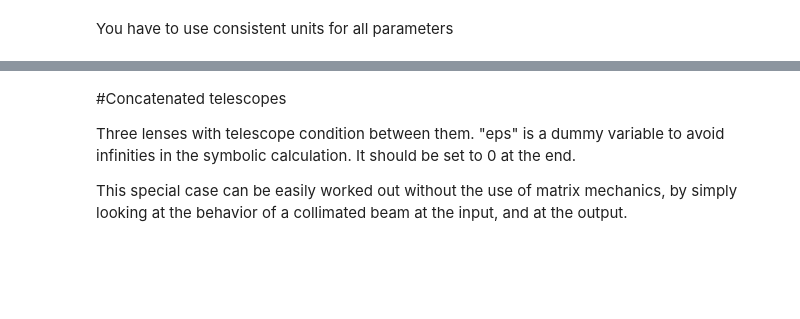
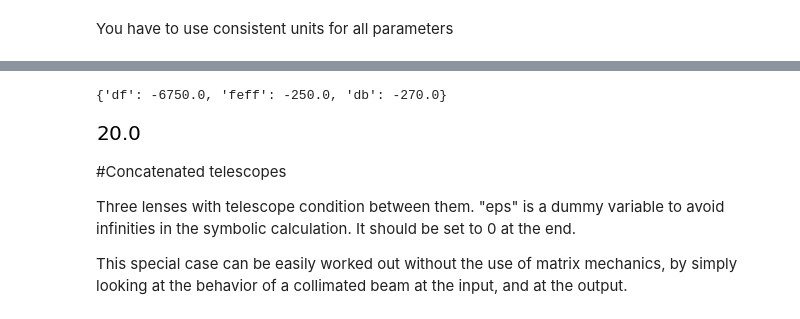
Before and after one commit to habroland/Blog, a Jupyter notebook: EquivalentLens/EquivalentLensCalculator.ipynb, the cells around one changed output, grey strips where cells are left out. Drawn from its saved outputs; the diff is of its cells as text; code cells hidden in the pictures; blank space fills up the shorter version.

```diff
--- a/EquivalentLens/EquivalentLensCalculator.ipynb
+++ b/EquivalentLens/EquivalentLensCalculator.ipynb
@@ -133,3 +130,10 @@ equivSingleLens([100,-50,75],[10,15])
+# %%
+NegProp=equivSingleLens([250,10],[270])
+print(NegProp)
+NegProp['feff']-NegProp['db']
+# %% [output]
+{'df': -6750.0, 'feff': -250.0, 'db': -270.0}
+[figure, added]
 # %% [markdown]
 #Concatenated telescopes
 
```
Also changed, not shown: parts of 4 cells of this notebook.
